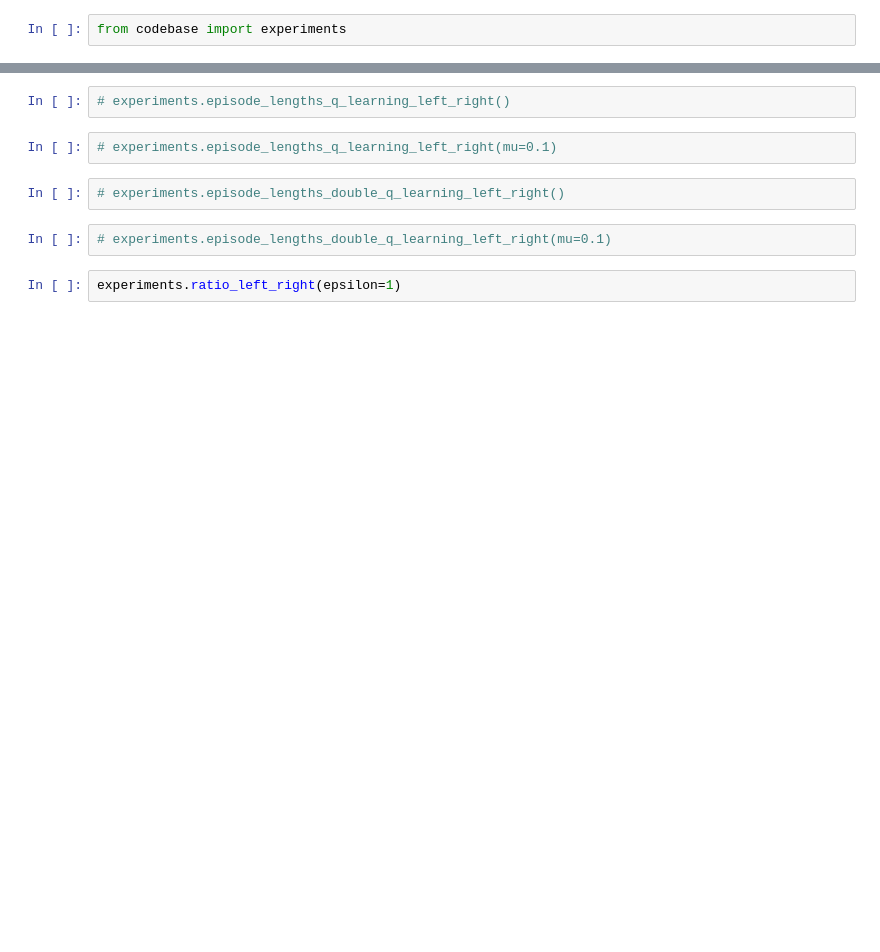
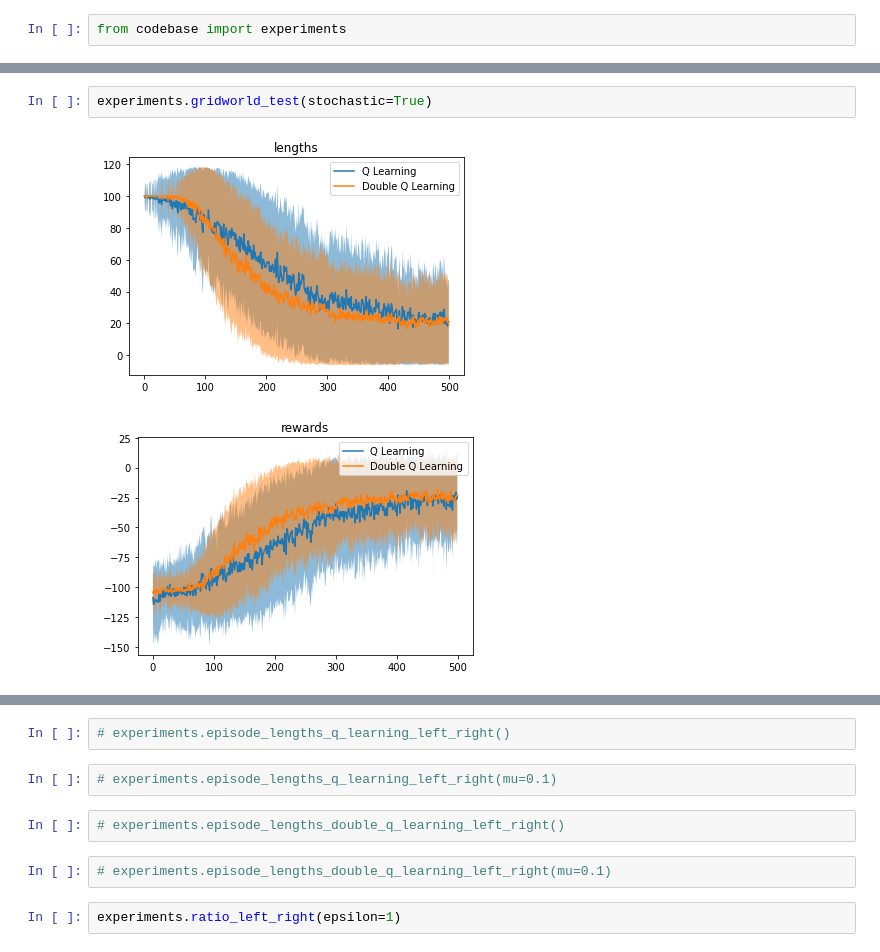
Before and after one commit to ThijsKuipers1995/RL_project, a Jupyter notebook: results.ipynb, the cells around one changed output, grey strips where cells are left out. Saved outputs shown, nothing was run; the diff lists cells and outputs as text; blank space fills up the shorter version.

```diff
--- a/results.ipynb
+++ b/results.ipynb
@@ -2,0 +8,5 @@ from codebase import experiments
+# %%
+experiments.gridworld_test(stochastic=True)
+# %% [output]
+[figure, added]
+[figure, added]
```
Also changed, not shown: parts of 22 cells of this notebook, 1 other file.
